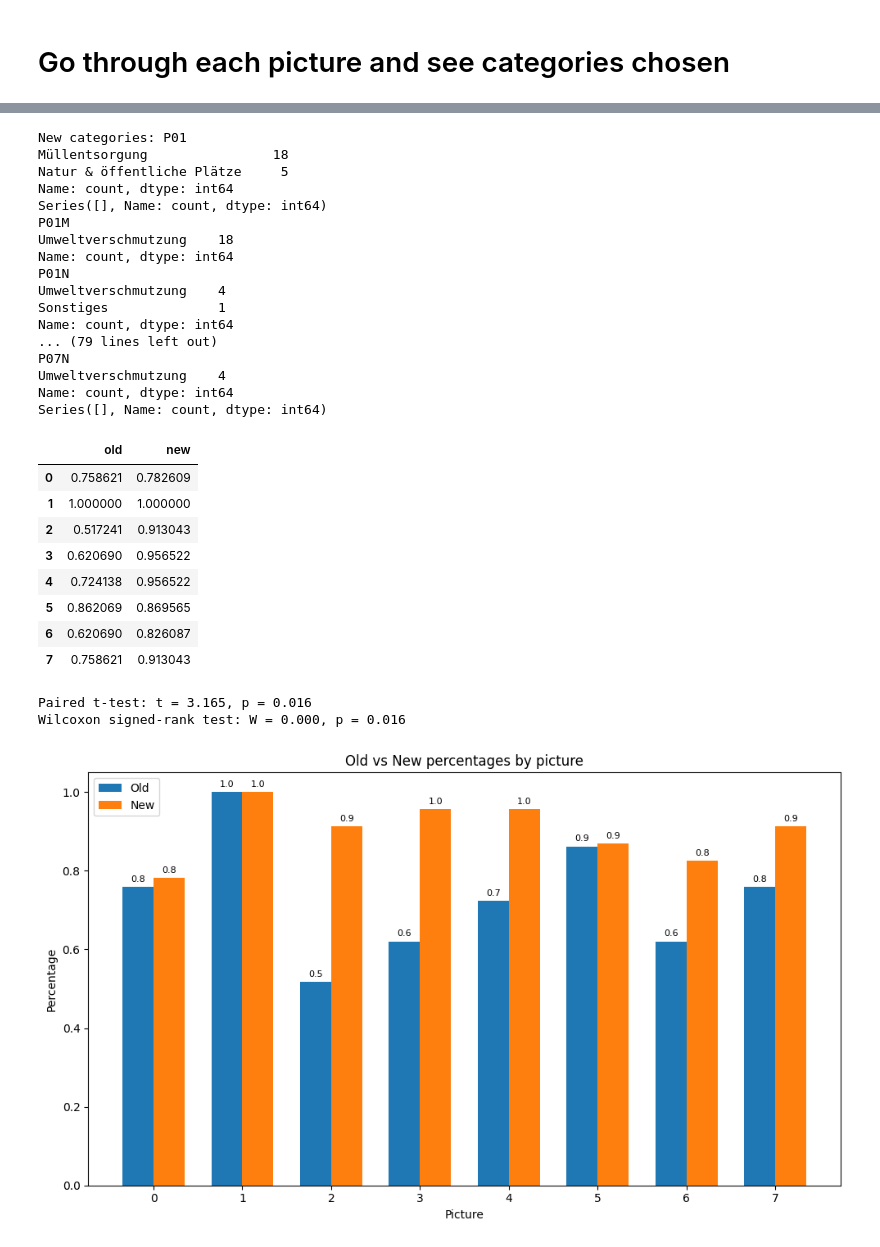
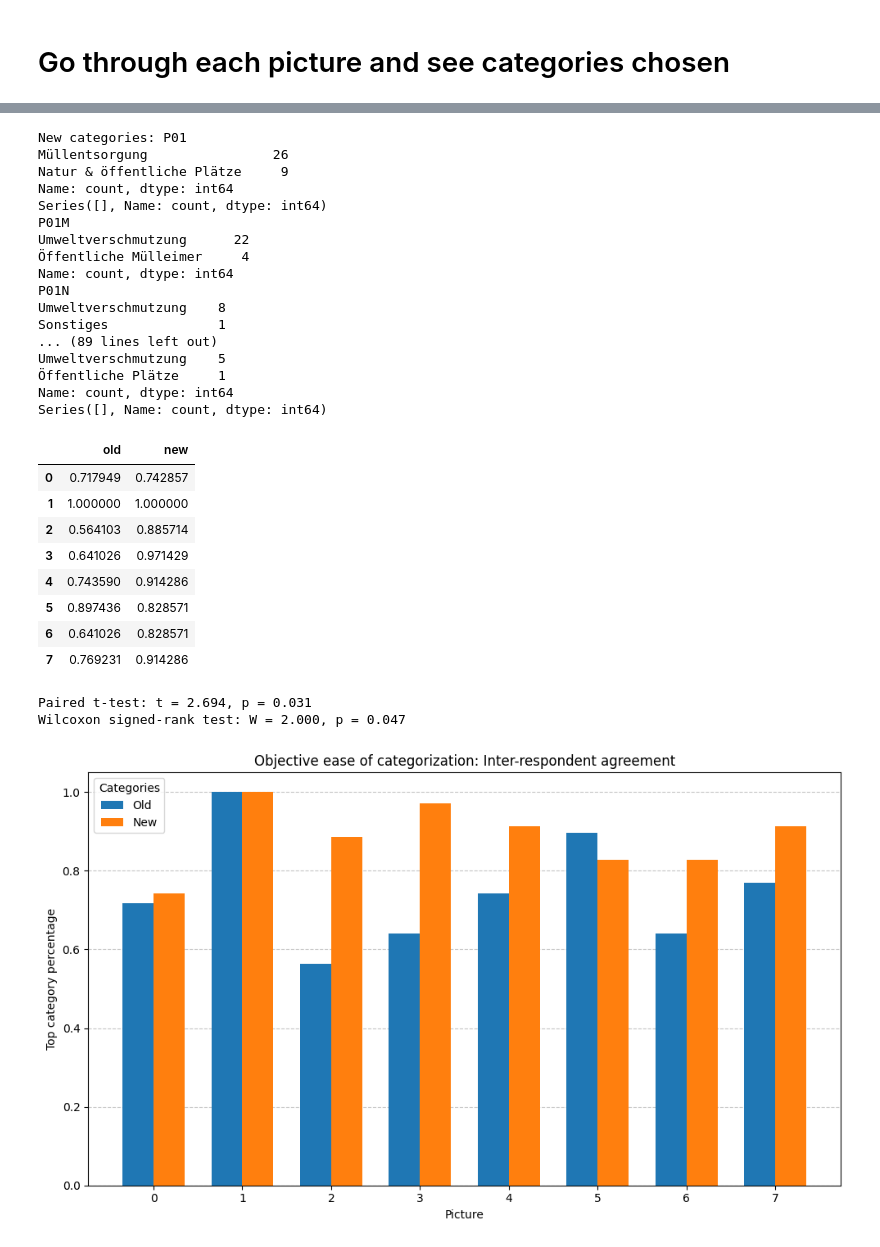
Before and after one commit to HiraMichael/HCI-project, a Jupyter notebook: survey_experiment/data_analysis.ipynb, the cells around one changed output, grey strips where cells are left out. Cells and saved outputs as stored; diff of their text form; code cells hidden in the pictures.

```diff
--- a/survey_experiment/data_analysis.ipynb
+++ b/survey_experiment/data_analysis.ipynb
@@ -192,8 +212,8 @@ age
 Name: count, dtype: int64
 # %%
-df_model = df.dropna(subset=['K01_num', 'block', 'MM_bekannt', 'educ_bin', 'sex', 'age'])
+df_model = df.dropna(subset=['K01_num', 'block', 'MM_bekannt', 'educ_bin', 'sex_bin', 'age'])
 df_model['K01_num'] = pd.to_numeric(df_model['K01_num'])
-formula = 'K01_num ~ block + MM_bekannt + educ_bin + sex_bin + age'
+formula = "K01_num ~ block + MM_bekannt + educ_bin + sex_bin + age"
 model = smf.ols(formula, data=df_model).fit()
 print(model.summary())
 # %% [output]
@@ -219,3 +239,9 @@ Try using .loc[row_indexer,col_indexer] = value instead
 
 See the caveats in the documentation: https://pandas.pydata.org/pandas-docs/stable/user_guide/indexing.html#returning-a-view-versus-a-copy
   df_model['K01_num'] = pd.to_numeric(df_model['K01_num'])
+# %%
+with open('model_summary.html', 'w') as f:
+    f.write(model.summary().as_html())
+# %%
+with open('model_summary.txt', 'w') as f:
+    f.write(model.summary().as_text())
@@ -315,20 +379,20 @@ for i in range(1,8):
         print(df[f'P0{i}{j}'].value_counts())
 # %% [output]
 New categories: P01
-Müllentsorgung                18
-Natur & öffentliche Plätze     5
+Müllentsorgung                26
+Natur & öffentliche Plätze     9
 Name: count, dtype: int64
 Series([], Name: count, dtype: int64)
 P01M
-Umweltverschmutzung    18
+Umweltverschmutzung      22
+Öffentliche Mülleimer     4
 Name: count, dtype: int64
 P01N
-Umweltverschmutzung    4
+Umweltverschmutzung    8
 Sonstiges              1
-Name: count, dtype: int64
-... (79 lines left out)
-P07N
-Umweltverschmutzung    4
+... (89 lines left out)
+Umweltverschmutzung    5
+Öffentliche Plätze     1
 Name: count, dtype: int64
 Series([], Name: count, dtype: int64)
 # %%
@@ -343,16 +407,15 @@ agreement_df = pd.DataFrame(agreement)
 display(agreement_df)
 # %% [output]
 |  | old | new |
-| 0 | 0.758621 | 0.782609 |
+| 0 | 0.717949 | 0.742857 |
 | 1 | 1.000000 | 1.000000 |
-| 2 | 0.517241 | 0.913043 |
-| 3 | 0.620690 | 0.956522 |
-| 4 | 0.724138 | 0.956522 |
-| 5 | 0.862069 | 0.869565 |
-| 6 | 0.620690 | 0.826087 |
-| 7 | 0.758621 | 0.913043 |
+| 2 | 0.564103 | 0.885714 |
+| 3 | 0.641026 | 0.971429 |
+| 4 | 0.743590 | 0.914286 |
+| 5 | 0.897436 | 0.828571 |
+| 6 | 0.641026 | 0.828571 |
+| 7 | 0.769231 | 0.914286 |
 # %%
-# do some significance testing for each picture
 #t-test
 t_stat, p_value = ttest_rel(agreement_df['new'], agreement_df['old'])
 print(f"Paired t-test: t = {t_stat:.3f}, p = {p_value:.3f}")
@@ -360,36 +423,30 @@ print(f"Paired t-test: t = {t_stat:.3f}, p = {p_value:.3f}")
 w_stat, p_value = wilcoxon(agreement_df['new'], agreement_df['old'])
 print(f"Wilcoxon signed-rank test: W = {w_stat:.3f}, p = {p_value:.3f}")
 # %% [output]
-Paired t-test: t = 3.165, p = 0.016
-Wilcoxon signed-rank test: W = 0.000, p = 0.016
+Paired t-test: t = 2.694, p = 0.031
+Wilcoxon signed-rank test: W = 2.000, p = 0.047
 # %%
 # Setup
 x = np.arange(len(agreement_df))  # the label locations
 width = 0.35            # the width of the bars
 
 fig, ax = plt.subplots(figsize=(10,6))
 
 bars1 = ax.bar(x - width/2, agreement_df['old'], width, label='Old')
 bars2 = ax.bar(x + width/2, agreement_df['new'], width, label='New')
 
 # Labels etc.
-ax.set_ylabel('Percentage')
+ax.set_ylabel('Top category percentage')
 ax.set_xlabel('Picture')
-ax.set_title('Old vs New percentages by picture')
+ax.set_title('Objective ease of categorization: Inter-respondent agreement')
 ax.set_xticks(x)
 #ax.set_xticklabels(df['picture'], rotation=45, ha='right')
-ax.legend()
+ax.grid(True, axis='y', linestyle='--', alpha=0.7)
+ax.set_axisbelow(True)
+ax.legend(title='Categories', labels=['Old', 'New'])
 
-# Optionally add value labels on top
-for bar in bars1 + bars2:
-    height = bar.get_height()
-    ax.annotate(f'{height:.1f}',
-                xy=(bar.get_x() + bar.get_width() / 2, height),
-                xytext=(0,3),  # offset
-                textcoords="offset points",
-                ha='center', va='bottom', fontsize=8)
 
 plt.tight_layout()
 plt.show()
 # %% [output]
-[figure, old version]
+[figure, new version]
```
Also changed, not shown: parts of 22 cells of this notebook, 10 other files.
